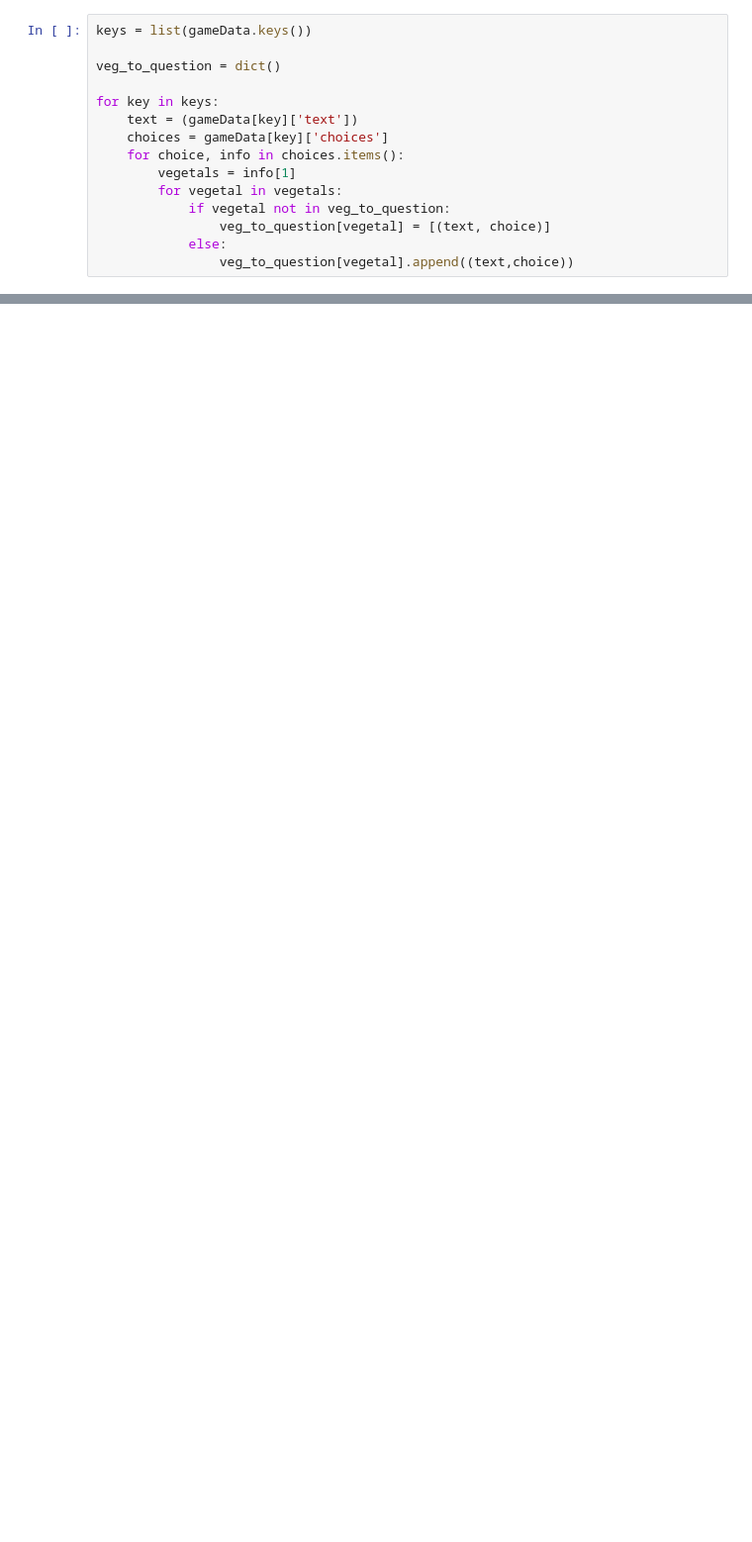
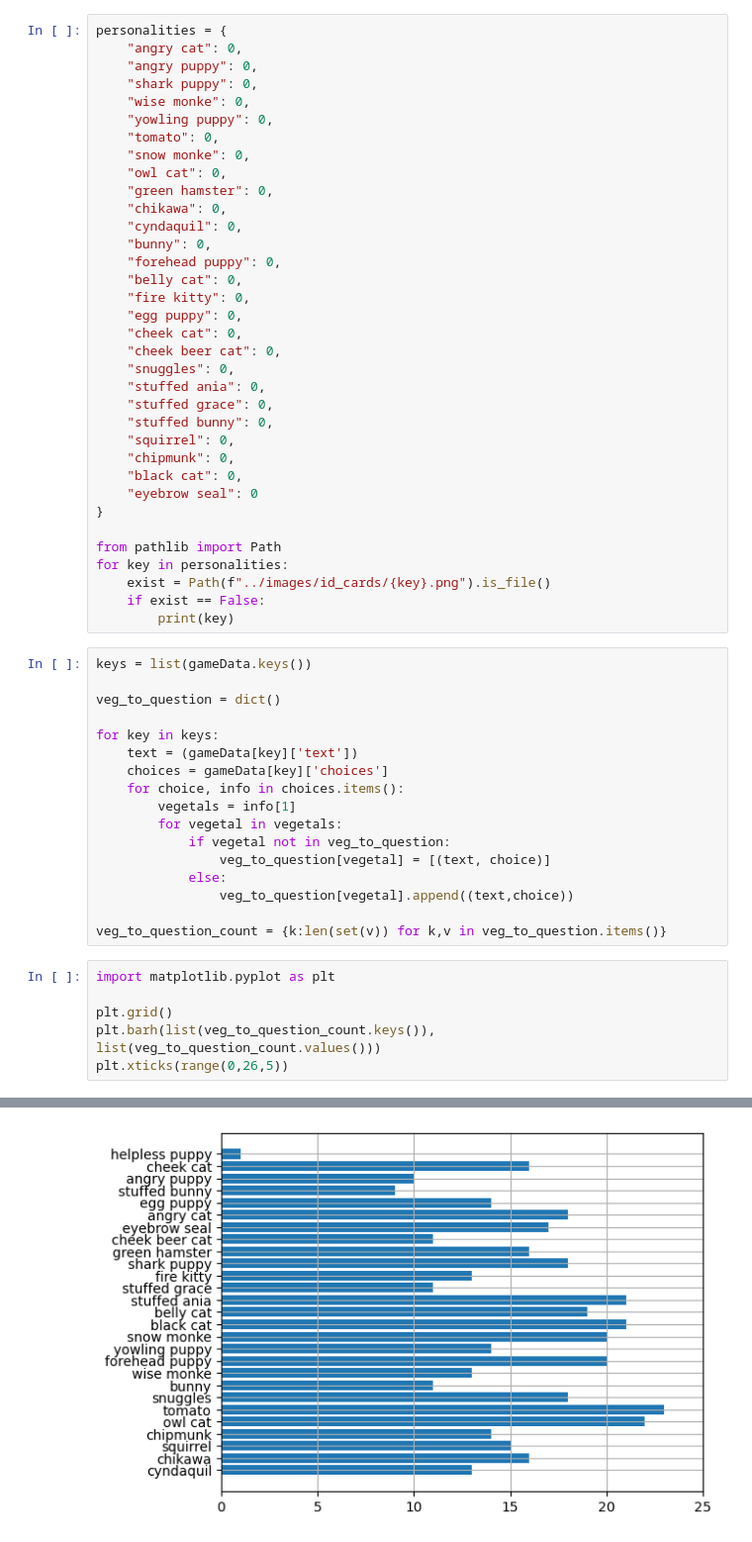
Before and after one commit to graceshaoy/ania28, a Jupyter notebook: haha/haha.ipynb, the cells around one changed output, grey strips where cells are left out. Shown at 99% size. Drawn from its saved outputs; the diff is of its cells as text; blank space fills up the shorter version.

Commit message:
finished paths and added helpless puppy

```diff
--- a/haha/haha.ipynb
+++ b/haha/haha.ipynb
@@ -685,3 +302,38 @@ gameData = {
+# %%
+personalities = {
+    "angry cat": 0,
+    "angry puppy": 0,
+    "shark puppy": 0,
+    "wise monke": 0,
+    "yowling puppy": 0,
+    "tomato": 0,
+    "snow monke": 0,
+    "owl cat": 0,
+    "green hamster": 0,
+    "chikawa": 0,
+    "cyndaquil": 0,
+    "bunny": 0,
+    "forehead puppy": 0,
+    "belly cat": 0,
+    "fire kitty": 0,
+    "egg puppy": 0,
+    "cheek cat": 0,
+    "cheek beer cat": 0,
+    "snuggles": 0,
+    "stuffed ania": 0,
+    "stuffed grace": 0,
+    "stuffed bunny": 0,
+    "squirrel": 0,
+    "chipmunk": 0,
+    "black cat": 0,
+    "eyebrow seal": 0
+}
+
+from pathlib import Path
+for key in personalities:
+    exist = Path(f"../images/id_cards/{key}.png").is_file()
+    if exist == False:
+        print(key)
 # %%
 keys = list(gameData.keys())
 
@@ -697,3 +349,12 @@ for key in keys:
                 veg_to_question[vegetal] = [(text, choice)]
             else:
                 veg_to_question[vegetal].append((text,choice))
+
+veg_to_question_count = {k:len(set(v)) for k,v in veg_to_question.items()}
+# %%
+import matplotlib.pyplot as plt
+
+plt.grid()
+plt.barh(list(veg_to_question_count.keys()), list(veg_to_question_count.values()))
+plt.xticks(range(0,26,5))
+# %% [output]
@@ -700,3 +373,4 @@ for key in keys:
+[figure, added]
 # %%
 with open('veggie_personalities.txt', 'w') as f:
     for key in list(veg_to_question.keys()):
```
Also changed, not shown: parts of 9 cells of this notebook, 2 other files.
